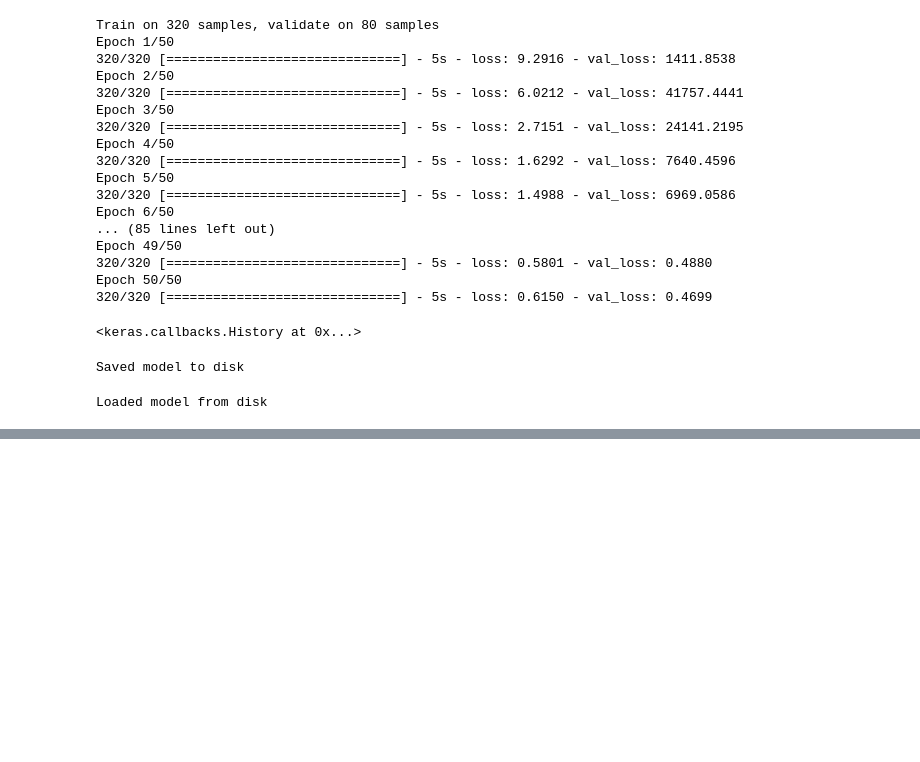
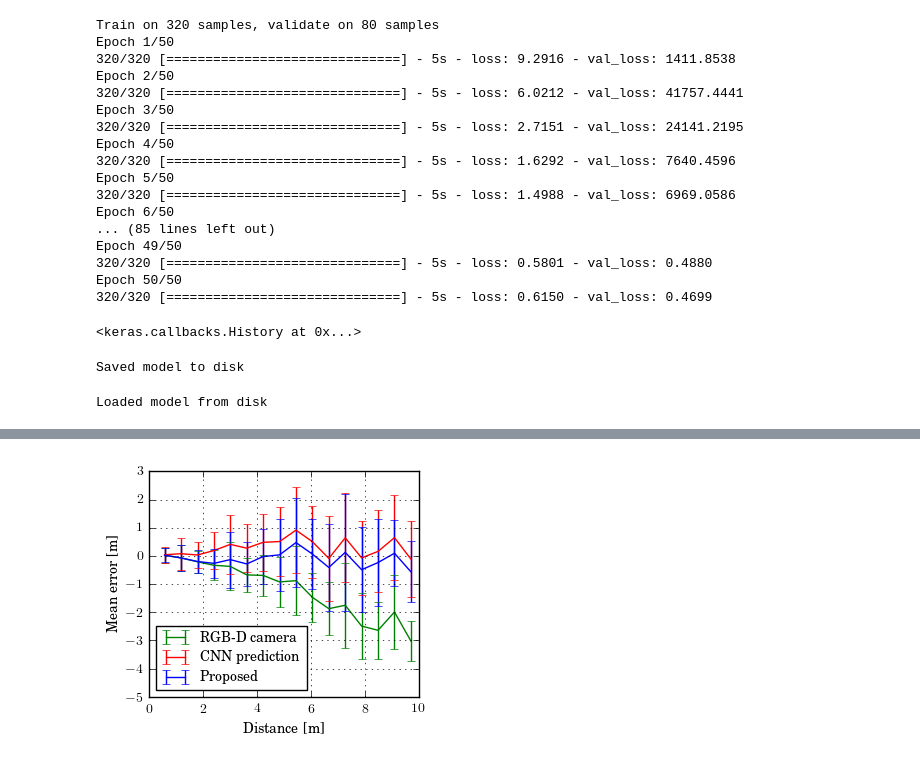
Before and after one commit to ku-ya/deep_learning, a Jupyter notebook: Deep_depth.ipynb, the cells around one changed output, grey strips where cells are left out. Saved outputs shown, nothing was run; the diff lists cells and outputs as text; code cells hidden in the pictures; blank space fills up the shorter version.

```diff
--- a/Deep_depth.ipynb
+++ b/Deep_depth.ipynb
@@ -281,0 +301,9 @@ result_new.shape
+# %%
+def resample_data(data, num):
+    original_span = np.linspace(0,1,data.shape[0])
+    f = interp1d(original_span,data)
+    reduced_span = np.linspace(0,1,num)
+    return f(reduced_span)
+
+# new_scan = resample_data(result[0],121)
+# new_scan.shape
@@ -281,0 +344,54 @@ result_new.shape
+# %%
+# fig = plt.figure()
+# plt.errorbar(gta,gta,yerr=rgbda,ecolor='b')
+# plt.errorbar(gta,gta,yerr=preda,ecolor='r')
+
+
+histogram=plt.figure(figsize=(3.5,3), dpi=80)
+
+# x = [random.gauss(3,1) for _ in range(400)]
+# y = [random.gauss(4,2) for _ in range(400)]
+
+nbins = 16
+
+n, _ = np.histogram(gta, bins=nbins)
+sy, _ = np.histogram(gta, bins=nbins, weights=rgbda)
+sy2, _ = np.histogram(gta, bins=nbins, weights=rgbda*rgbda)
+mean = sy / n
+std = np.sqrt(sy2/n - mean*mean)
+plt.errorbar((_[1:] + _[:-1])/2, mean, yerr=std, fmt='g-',label='RGB-D camera')
+# bins = np.linspace(0, 10, 100)
+# plt.errorbar(gta,rgbd_a, alpha=0.5)
+
+n, _ = np.histogram(gta, bins=nbins)
+sy, _ = np.histogram(gta, bins=nbins, weights=preda)
+sy2, _ = np.histogram(gta, bins=nbins, weights=preda*preda)
+mean = sy / n
+std = np.sqrt(sy2/n - mean*mean)
+plt.errorbar((_[1:] + _[:-1])/2, mean, yerr=std, fmt='r-',label='CNN prediction')
+
+n, _ = np.histogram(gta, bins=nbins)
+sy, _ = np.histogram(gta, bins=nbins, weights=predba)
+sy2, _ = np.histogram(gta, bins=nbins, weights=predba*predba)
+mean = sy / n
+std = np.sqrt(sy2/n - mean*mean)
+plt.errorbar((_[1:] + _[:-1])/2, mean, yerr=std, fmt='b-',label='Proposed')
+
+# from matplotlib.backends.backend_pdf import PdfPages
+# plt.hist(y, bins, alpha=0.5)
+plt.ylabel('Mean error [m]')
+plt.xlabel('Distance [m]')
+plt.legend(loc='lower left',fontsize=10)
+plt.axis([0, 10, -5, 3])
+plt.grid()
+plt.tight_layout()
+pp = PdfPages('comparison.pdf')
+pp.savefig(histogram)
+pp.close()
+plt.show()
+
+
+
+# plot_url = py.plot_mpl(histogram, filename='docs/histogram-mpl-same')
+# %% [output]
+[figure, added]
```
Also changed, not shown: parts of 14 cells of this notebook, 12 other files.
